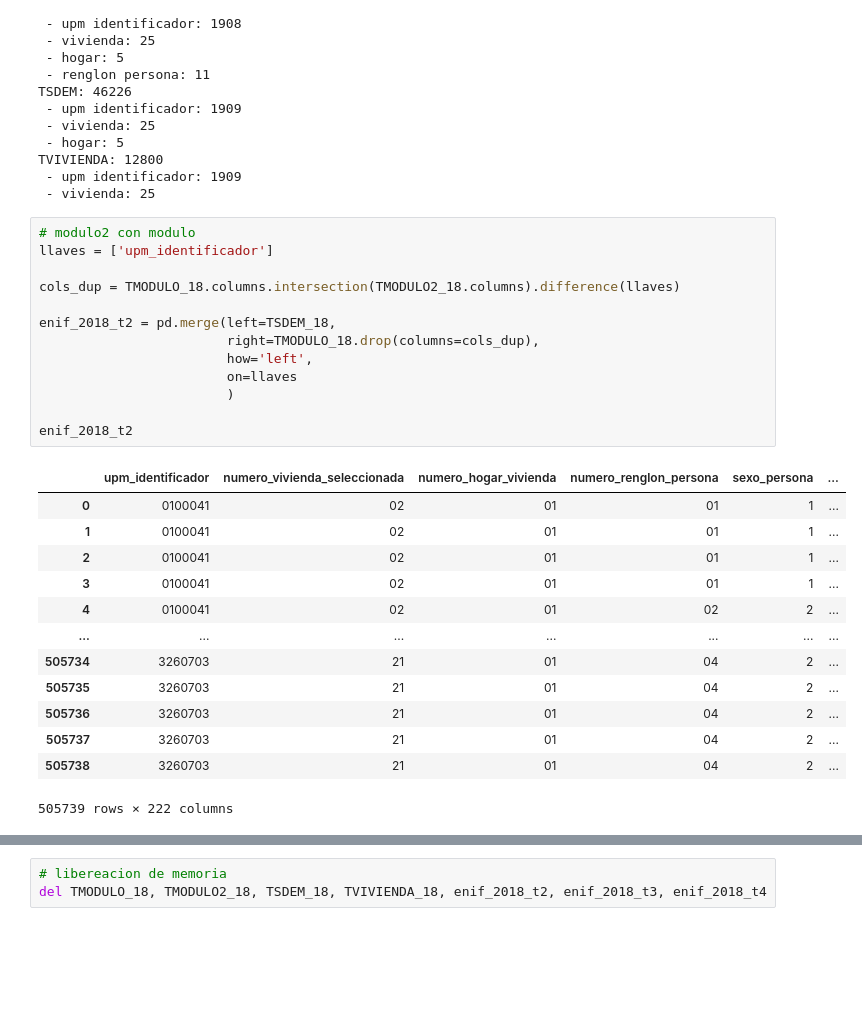
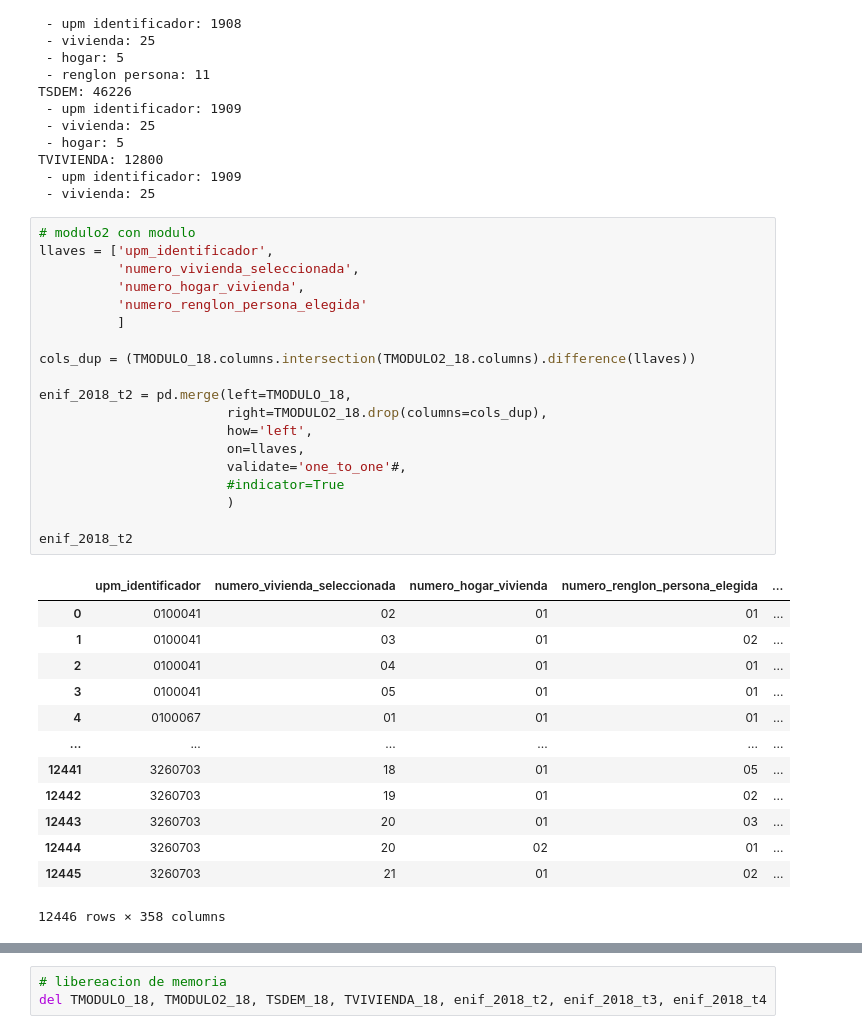
Before and after one commit to brau126/develop_data_science, a Jupyter notebook: Academic/Diplomado/Proyecto/Exploracion_TAD.ipynb, the cells around one changed output, grey strips where cells are left out. Saved outputs shown, nothing was run; the diff lists cells and outputs as text; blank space fills up the shorter version.

```diff
--- a/Academic/Diplomado/Proyecto/Exploracion_TAD.ipynb
+++ b/Academic/Diplomado/Proyecto/Exploracion_TAD.ipynb
@@ -1335,30 +1360,36 @@ TVIVIENDA: 12800
  - vivienda: 25
 # %%
 # modulo2 con modulo
-llaves = ['upm_identificador']
+llaves = ['upm_identificador',
+          'numero_vivienda_seleccionada',
+          'numero_hogar_vivienda',
+          'numero_renglon_persona_elegida'
+          ]
 
-cols_dup = TMODULO_18.columns.intersection(TMODULO2_18.columns).difference(llaves)
+cols_dup = (TMODULO_18.columns.intersection(TMODULO2_18.columns).difference(llaves))
 
-enif_2018_t2 = pd.merge(left=TSDEM_18,
-                        right=TMODULO_18.drop(columns=cols_dup),
+enif_2018_t2 = pd.merge(left=TMODULO_18,
+                        right=TMODULO2_18.drop(columns=cols_dup),
                         how='left',
-                        on=llaves
+                        on=llaves,
+                        validate='one_to_one'#,
+                        #indicator=True
                         )
 
 enif_2018_t2
 # %% [output]
-|  | upm_identificador | numero_vivienda_seleccionada | numero_hogar_vivienda | numero_renglon_persona | sexo_persona | ... |
-| 0 | 0100041 | 02 | 01 | 01 | 1 | ... |
-| 1 | 0100041 | 02 | 01 | 01 | 1 | ... |
-| 2 | 0100041 | 02 | 01 | 01 | 1 | ... |
-| 3 | 0100041 | 02 | 01 | 01 | 1 | ... |
-| 4 | 0100041 | 02 | 01 | 02 | 2 | ... |
-| ... | ... | ... | ... | ... | ... | ... |
-| 505734 | 3260703 | 21 | 01 | 04 | 2 | ... |
-| 505735 | 3260703 | 21 | 01 | 04 | 2 | ... |
-| 505736 | 3260703 | 21 | 01 | 04 | 2 | ... |
-| 505737 | 3260703 | 21 | 01 | 04 | 2 | ... |
-| 505738 | 3260703 | 21 | 01 | 04 | 2 | ... |
+|  | upm_identificador | numero_vivienda_seleccionada | numero_hogar_vivienda | numero_renglon_persona_elegida | ... |
+| 0 | 0100041 | 02 | 01 | 01 | ... |
+| 1 | 0100041 | 03 | 01 | 02 | ... |
+| 2 | 0100041 | 04 | 01 | 01 | ... |
+| 3 | 0100041 | 05 | 01 | 01 | ... |
+| 4 | 0100067 | 01 | 01 | 01 | ... |
+| ... | ... | ... | ... | ... | ... |
+| 12441 | 3260703 | 18 | 01 | 05 | ... |
+| 12442 | 3260703 | 19 | 01 | 02 | ... |
+| 12443 | 3260703 | 20 | 01 | 03 | ... |
+| 12444 | 3260703 | 20 | 02 | 01 | ... |
+| 12445 | 3260703 | 21 | 01 | 02 | ... |
-505739 rows × 222 columns
+12446 rows × 358 columns
 # %%
 # sdem con modulo2-modulo
```
Also changed, not shown: parts of 43 cells of this notebook, 1 other file.
